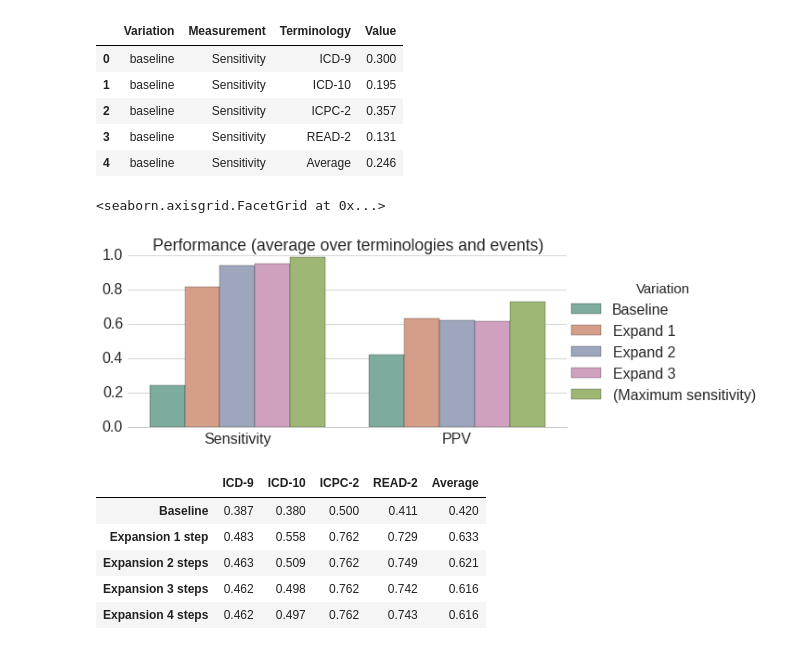
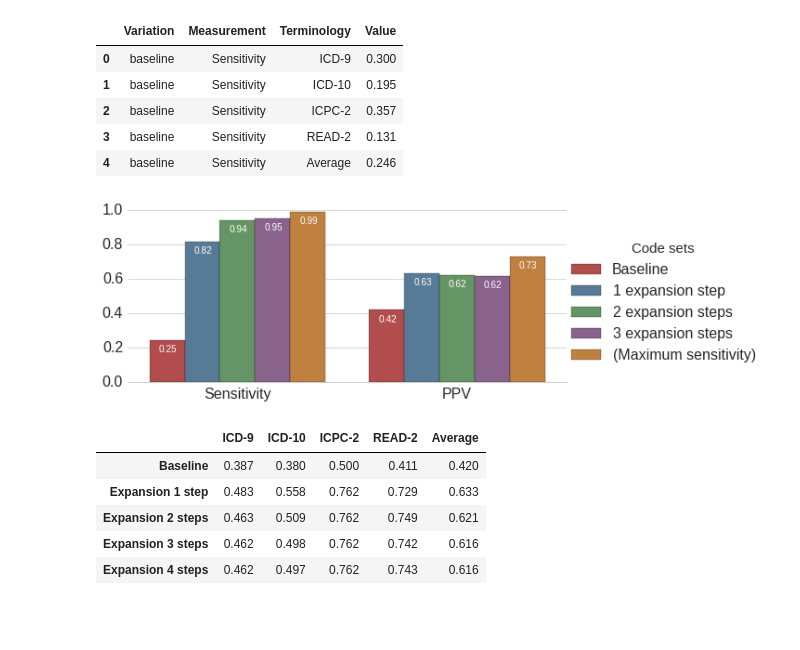
Before and after one commit to mi-erasmusmc/comap, a Jupyter notebook: evaluation/lib/CoMap evaluation.ipynb, the cells around one changed output. Saved outputs shown, nothing was run; the diff lists cells and outputs as text; code cells hidden in the pictures; blank space fills up the shorter version.

```diff
--- a/evaluation/lib/CoMap evaluation.ipynb
+++ b/evaluation/lib/CoMap evaluation.ipynb
@@ -727,30 +727,35 @@ s.head()
 # %%
 # Remove [s.Terminology == 'Average'] for all terminologies
 variation_names = {
     'baseline': 'Baseline',
     'baseline_0': None,
-    'expand_1': 'Expand 1',
-    'expand_2': 'Expand 2',
-    'expand_3': 'Expand 3',
+    'expand_1': '1 expansion step',
+    'expand_2': '2 expansion steps',
+    'expand_3': '3 expansion steps',
     'expand_4': None,
     'max_sensitivity': '(Maximum sensitivity)'
 }
 s1 = s.copy()
-s1.Variation = s1.Variation.map(variation_names)
+s1['Code sets'] = s1.Variation.map(variation_names)
 s1 = s1[s1.Variation.notnull()]
-(sns.factorplot(kind='bar', data=s1[s1.Terminology == 'Average'],
-                x='Measurement', y='Value', col='Terminology', hue='Variation',
-                saturation=.5, legend=True, legend_out=True, size=4, aspect=2,
-                palette=sns.color_palette("Set2", 7),
-                hue_order=['Baseline', 'Expand 1', 'Expand 2', 'Expand 3', '(Maximum sensitivity)'])
-  .set_titles("Performance (average over terminologies and events)")
+g = (sns.factorplot(kind='bar', data=s1[s1.Terminology == 'Average'],
+                x='Measurement', y='Value', col='Terminology', hue='Code sets',
+                saturation=1, legend=True, legend_out=True, size=4, aspect=2,
+                #palette=sns.color_palette("Set2", 7),
+                palette=sns.color_palette("Set1", n_colors=5, desat=.5),
+                hue_order=['Baseline', '1 expansion step', '2 expansion steps', '3 expansion steps', '(Maximum sensitivity)'])
+  .set_titles('') #Performance (average over events and vocabularies)")
   .set_xlabels('')
   .set_ylabels('')
   .set(ylim=(0, 1))
   .despine(left=True))
+for p in g.axes[0][0].patches:
+    height = p.get_height()
+    g.ax.text(p.get_x()+1/12, height-0.025, '%.2f' % height,
+              fontsize=10, horizontalalignment='center', verticalalignment='top', color='white')
+g.savefig('performance.pdf')
 # %% [output]
-<seaborn.axisgrid.FacetGrid at 0x...>
-[figure, old version]
+[figure, new version]
 # %%
 compare_variations = OrderedDict([
     ('baseline', 'Baseline'),
```
Also changed, not shown: parts of 10 cells of this notebook.
